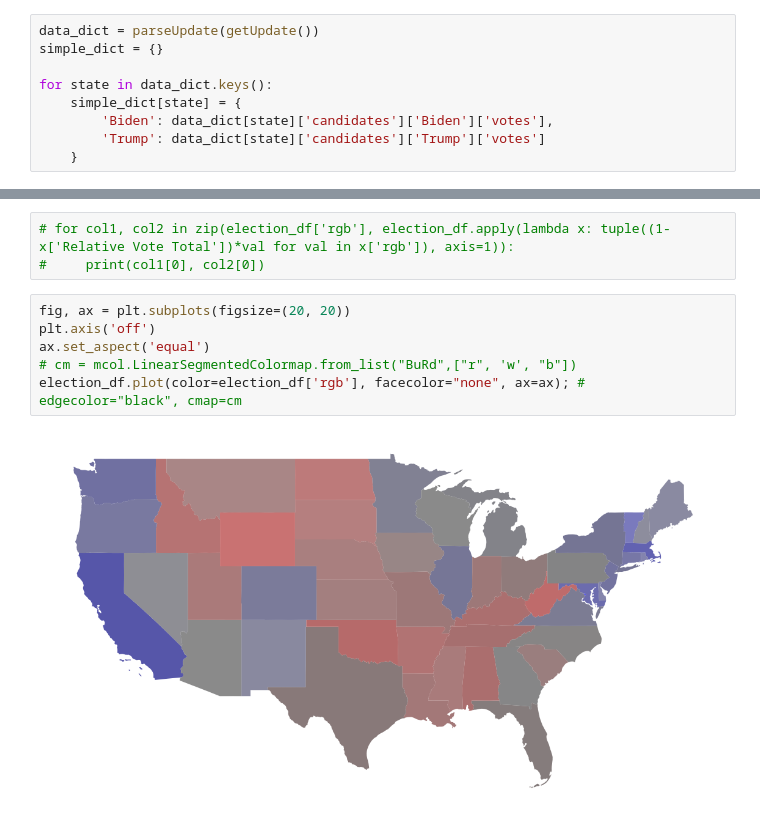
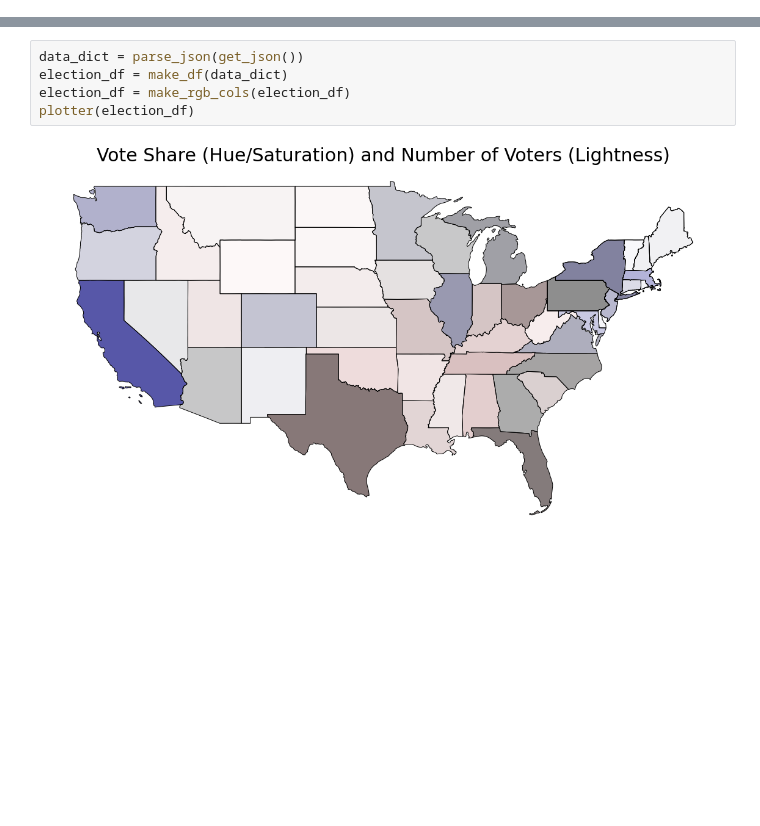
Before and after one commit to dangrenell/2020-Election-Map, a Jupyter notebook: map.ipynb, the cells around one changed output, grey strips where cells are left out. Drawn from its saved outputs; the diff is of its cells as text; blank space fills up the shorter version.

```diff
--- a/map.ipynb
+++ b/map.ipynb
@@ -40,10 +1 @@ def parseUpdate(toParse):
-# %%
-data_dict = parseUpdate(getUpdate())
-simple_dict = {}
-
-for state in data_dict.keys():
-    simple_dict[state] = {
-        'Biden': data_dict[state]['candidates']['Biden']['votes'],
-        'Trump': data_dict[state]['candidates']['Trump']['votes']
-    }
 # %%
@@ -73,11 +68,7 @@ election_df['rgb'] = election_df.apply(lambda x: (x['r'], x['g'], x['b'], x['Rel
-# %%
-# for col1, col2 in zip(election_df['rgb'], election_df.apply(lambda x: tuple((1-x['Relative Vote Total'])*val for val in x['rgb']), axis=1)):
-#     print(col1[0], col2[0])
-# %%
-fig, ax = plt.subplots(figsize=(20, 20))
-plt.axis('off')
-ax.set_aspect('equal')
-# cm = mcol.LinearSegmentedColormap.from_list("BuRd",["r", 'w', "b"])
-election_df.plot(color=election_df['rgb'], facecolor="none", ax=ax); # edgecolor="black", cmap=cm
-# %% [output]
-[figure, removed]
+# %%
+data_dict = parse_json(get_json())
+election_df = make_df(data_dict)
+election_df = make_rgb_cols(election_df)
+plotter(election_df)
+# %% [output]
+[figure, added]
```
Also changed, not shown: parts of 3 cells of this notebook, 5 other files.
